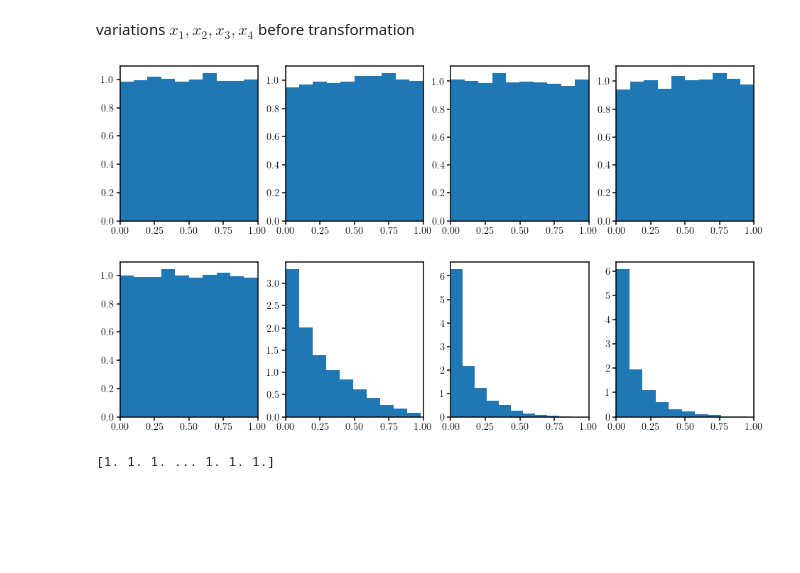
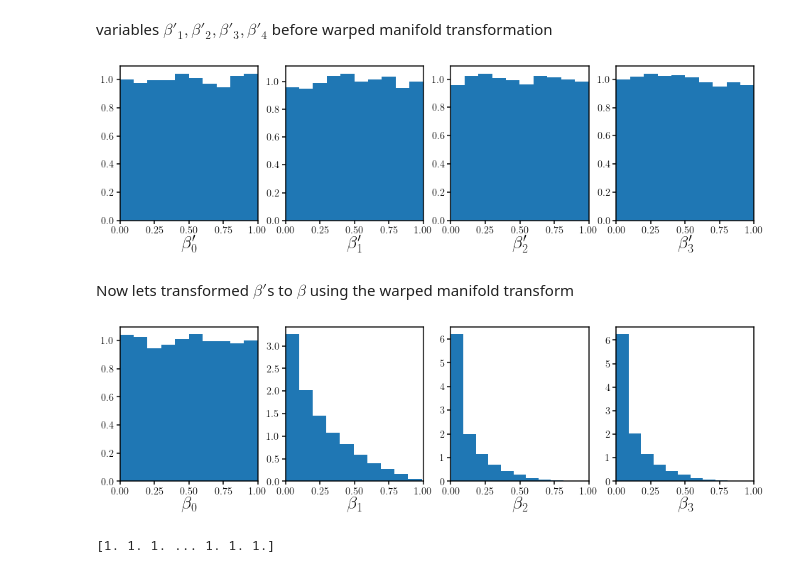
Before and after one commit to changhoonhahn/gqp_mc, a Jupyter notebook: nb/sfh_basis_transform.ipynb, the cells around one changed output. Drawn from its saved outputs; the diff is of its cells as text; code cells hidden in the pictures; blank space fills up the shorter version.

```diff
--- a/nb/sfh_basis_transform.ipynb
+++ b/nb/sfh_basis_transform.ipynb
@@ -19,21 +23,24 @@ mpl.rcParams['ytick.labelsize'] = 'x-large'
 mpl.rcParams['ytick.major.size'] = 5
 mpl.rcParams['ytick.major.width'] = 1.5
 mpl.rcParams['legend.frameon'] = False
-# %% [markdown]
-variations $x_1, x_2, x_3, x_4$ before transformation
+# %% [markdown]
+variables $\beta'_1, \beta'_2, \beta'_3, \beta'_4$ before warped manifold transformation
 # %%
-x1 = np.random.uniform(size=10000)
-x2 = np.random.uniform(size=10000)
-x3 = np.random.uniform(size=10000)
-x4 = np.random.uniform(size=10000)
+bp1 = np.random.uniform(size=10000)
+bp2 = np.random.uniform(size=10000)
+bp3 = np.random.uniform(size=10000)
+bp4 = np.random.uniform(size=10000)
 # %%
 fig = plt.figure(figsize=(16,4))
-for i, _x in enumerate([x1, x2, x3, x4]):
+for i, _x in enumerate([bp1, bp2, bp3, bp4]):
     sub = fig.add_subplot(1,4,i+1)
     sub.hist(_x, density=True)
     sub.set_xlim(0., 1)
+    sub.set_xlabel(r"$\beta'_{%i}$" % i, fontsize=25)
 # %% [output]
-[figure, old version]
+[figure, new version]
+# %% [markdown]
+Now lets transformed $\beta'$s to $\beta$ using the warped manifold transform
 # %%
 ispec = Fitters.iSpeculator()
 # %%
@@ -43,12 +50,13 @@ y1, y2, y3, y4 = y_arr.T
 # %%
 fig = plt.figure(figsize=(16,4))
-for i, _y in enumerate([y1, y2, y3, y4]):
+for i, _y in enumerate([b1, b2, b3, b4]):
     sub = fig.add_subplot(1,4,i+1)
     sub.hist(_y, density=True)
     sub.set_xlim(0., 1)
+    sub.set_xlabel(r'$\beta_{%i}$' % i, fontsize=25)
 # %% [output]
-[figure, old version]
+[figure, new version]
-# %%
-print(y1+y2+y3+y4)
-# %% [output]
-[1. 1. 1. ... 1. 1. 1.]
+# %%
+print(b1+b2+b3+b4)
+# %% [output]
+[1. 1. 1. ... 1. 1. 1.]
```
Also changed, not shown: parts of 14 cells of this notebook.
